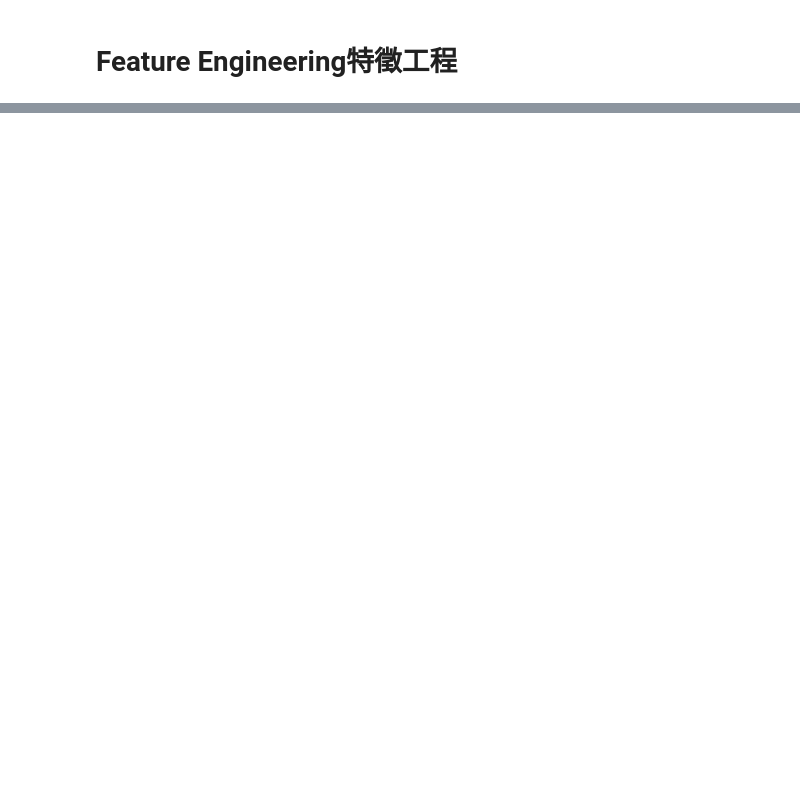
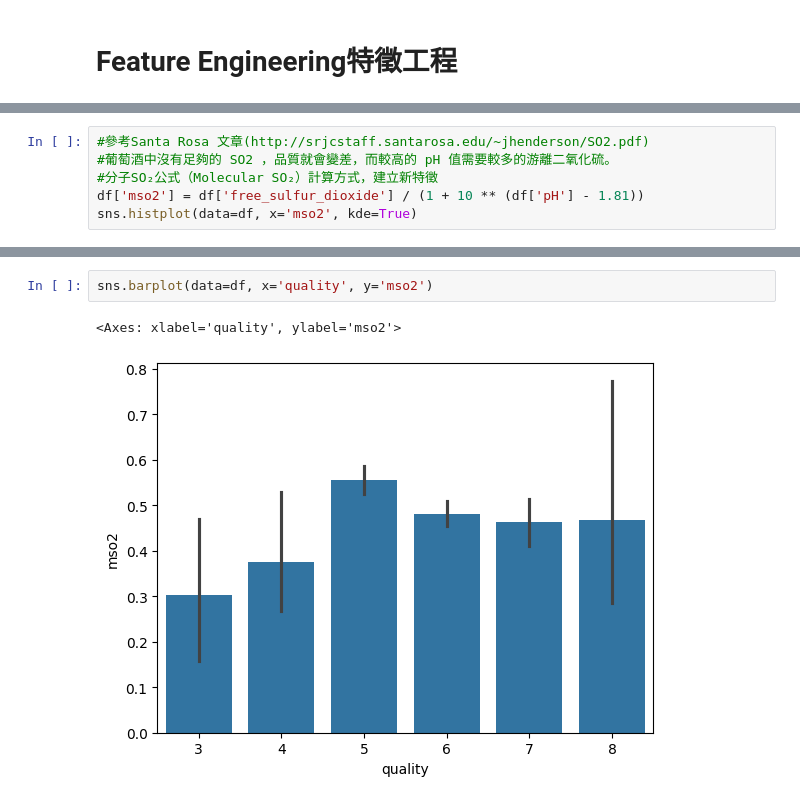
Before and after one commit to Shenghao27/Prediction-of-quality-of-Wine, a Jupyter notebook: 專題實作_06_紅酒品質預測.ipynb, the cells around one changed output, grey strips where cells are left out. Drawn from its saved outputs; the diff is of its cells as text; blank space fills up the shorter version.

```diff
--- a/專題實作_06_紅酒品質預測.ipynb
+++ b/專題實作_06_紅酒品質預測.ipynb
@@ -309,0 +317,6 @@ print(rfc_eval)
+# %%
+#參考Santa Rosa 文章(http://srjcstaff.santarosa.edu/~jhenderson/SO2.pdf)
+#葡萄酒中沒有足夠的 SO2 ，品質就會變差，而較高的 pH 值需要較多的游離二氧化硫。
+#分子SO₂公式（Molecular SO₂）計算方式，建立新特徵
+df['mso2'] = df['free_sulfur_dioxide'] / (1 + 10 ** (df['pH'] - 1.81))
+sns.histplot(data=df, x='mso2', kde=True)
@@ -309,0 +326,5 @@ print(rfc_eval)
+# %%
+sns.barplot(data=df, x='quality', y='mso2')
+# %% [output]
+<Axes: xlabel='quality', ylabel='mso2'>
+[figure, added]
```
Also changed, not shown: parts of 30 cells of this notebook.
